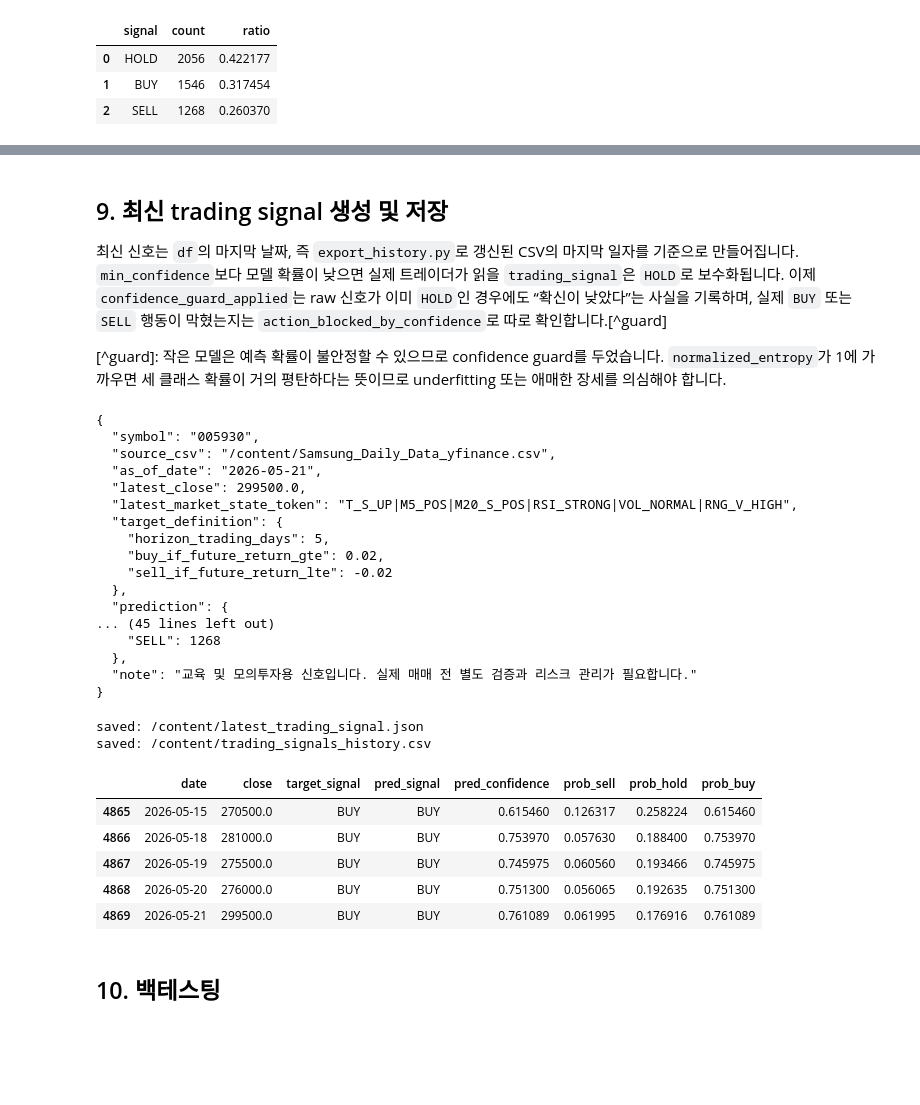
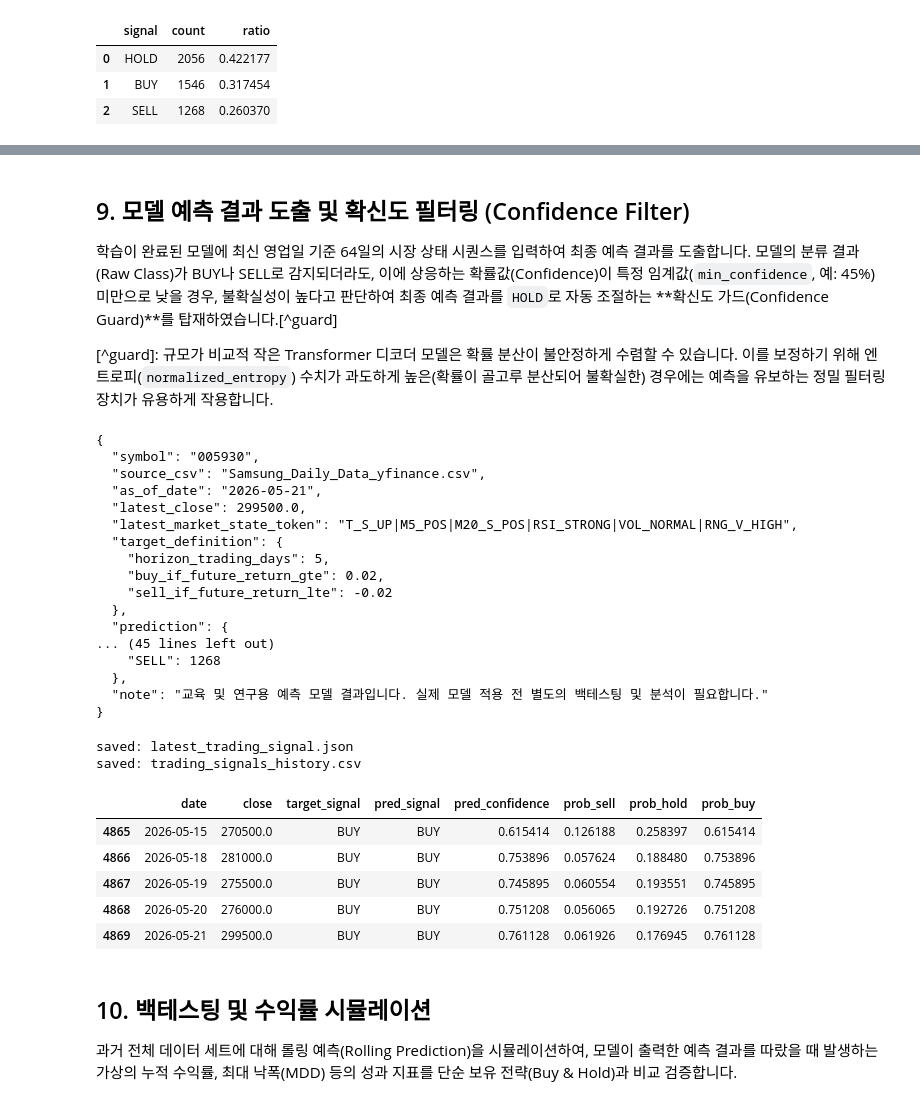
Before and after one commit to dulee0930/TinyGPT, a Jupyter notebook: tiny_GPT_trading_signal_real.ipynb, the cells around one changed output, grey strips where cells are left out. Cells and saved outputs as stored; diff of their text form; code cells hidden in the pictures; blank space fills up the shorter version.

```diff
--- a/tiny_GPT_trading_signal_real.ipynb
+++ b/tiny_GPT_trading_signal_real.ipynb
@@ -345,7 +340,7 @@ def make_market_state_tokens(df: pd.DataFrame) -> pd.Series:
 def load_and_build_features(csv_path: Path, cfg: TrainingConfig) -> pd.DataFrame:
     """CSV를 읽고 Tiny GPT 입력용 feature frame을 만듭니다.
 
-    실제 자동매매에서는 이 함수가 읽는 csv_path가 `export_history.py` 실행 후 최신화된 파일입니다.
+    실제 예측 파이프라인 구동 시에는 이 함수가 읽는 csv_path가 `export_history.py` 실행 후 최신화된 파일입니다.
     """
 
     required = ["stck_bsop_date", "stck_oprc", "stck_hgpr", "stck_lwpr", "stck_clpr", "acml_vol"]
@@ -500,7 +495,7 @@ def make_loaders(token_ids: np.ndarray, labels: np.ndarray, model_cfg: ModelConf
 # %%
 @torch.no_grad()
 def predict_one_context(model: nn.Module, context_ids: np.ndarray, device: str, min_confidence: float) -> Dict[str, object]:
-    """최신 block_size 구간으로부터 단일 trading signal을 생성합니다."""
+    """최신 block_size 구간으로부터 단일 시점의 예측 결과를 생성합니다."""
 
     model.eval()
     x = torch.tensor(context_ids[None, :], dtype=torch.long, device=device)
@@ -567,6 +562,6 @@ def predict_history(model: nn.Module, token_ids: np.ndarray, block_size: int, de
 # %%
 # 작업 경로에 따라 이 값을 조정하세요.
-CSV_PATH = Path("/content/Samsung_Daily_Data_yfinance.csv")
+CSV_PATH = Path("Samsung_Daily_Data_yfinance.csv")
 
 model_cfg = ModelConfig()
 train_cfg = TrainingConfig(epochs=20, min_epochs=8, early_stop_patience=6)  # 데모도 underfitting을 줄이기 위해 2 epoch보다 길게 실행합니다.
@@ -695,9 +690,9 @@ early stopping at epoch 10; best epoch=4, best balanced accuracy=0.3501
 # %% [markdown]
-## 9. 최신 trading signal 생성 및 저장
+## 9. 모델 예측 결과 도출 및 확신도 필터링 (Confidence Filter)
 
-최신 신호는 `df`의 마지막 날짜, 즉 `export_history.py`로 갱신된 CSV의 마지막 일자를 기준으로 만들어집니다. `min_confidence`보다 모델 확률이 낮으면 실제 트레이더가 읽을 `trading_signal`은 `HOLD`로 보수화됩니다. 이제 `confidence_guard_applied`는 raw 신호가 이미 `HOLD`인 경우에도 “확신이 낮았다”는 사실을 기록하며, 실제 `BUY` 또는 `SELL` 행동이 막혔는지는 `action_blocked_by_confidence`로 따로 확인합니다.[^guard]
+학습이 완료된 모델에 최신 영업일 기준 64일의 시장 상태 시퀀스를 입력하여 최종 예측 결과를 도출합니다. 모델의 분류 결과(Raw Class)가 BUY나 SELL로 감지되더라도, 이에 상응하는 확률값(Confidence)이 특정 임계값(`min_confidence`, 예: 45%) 미만으로 낮을 경우, 불확실성이 높다고 판단하여 최종 예측 결과를 `HOLD`로 자동 조절하는 **확신도 가드(Confidence Guard)**를 탑재하였습니다.[^guard]
 
-[^guard]: 작은 모델은 예측 확률이 불안정할 수 있으므로 confidence guard를 두었습니다. `normalized_entropy`가 1에 가까우면 세 클래스 확률이 거의 평탄하다는 뜻이므로 underfitting 또는 애매한 장세를 의심해야 합니다.
+[^guard]: 규모가 비교적 작은 Transformer 디코더 모델은 확률 분산이 불안정하게 수렴할 수 있습니다. 이를 보정하기 위해 엔트로피(`normalized_entropy`) 수치가 과도하게 높은(확률이 골고루 분산되어 불확실한) 경우에는 예측을 유보하는 정밀 필터링 장치가 유용하게 작용합니다.
 # %%
 latest_context = token_ids[-model_cfg.block_size :]
 latest_pred = predict_one_context(model, latest_context, device, min_confidence=train_cfg.min_confidence)
@@ -726,14 +721,14 @@ result = {
     },
     "vocab_size": len(vocab),
     "class_distribution": df["target_signal"].value_counts().to_dict(),
-    "note": "교육 및 모의투자용 신호입니다. 실제 매매 전 별도 검증과 리스크 관리가 필요합니다.",
+    "note": "교육 및 연구용 예측 모델 결과입니다. 실제 모델 적용 전 별도의 백테스팅 및 분석이 필요합니다.",
 }
 
 print(json.dumps(result, ensure_ascii=False, indent=2))
 # %% [output]
 {
   "symbol": "005930",
-  "source_csv": "/content/Samsung_Daily_Data_yfinance.csv",
+  "source_csv": "Samsung_Daily_Data_yfinance.csv",
   "as_of_date": "2026-05-21",
   "latest_close": 299500.0,
   "latest_market_state_token": "T_S_UP|M5_POS|M20_S_POS|RSI_STRONG|VOL_NORMAL|RNG_V_HIGH",
@@ -746,34 +741,36 @@ print(json.dumps(result, ensure_ascii=False, indent=2))
 ... (45 lines left out)
     "SELL": 1268
   },
-  "note": "교육 및 모의투자용 신호입니다. 실제 매매 전 별도 검증과 리스크 관리가 필요합니다."
+  "note": "교육 및 연구용 예측 모델 결과입니다. 실제 모델 적용 전 별도의 백테스팅 및 분석이 필요합니다."
 }
 # %%
-# 트레이더가 읽을 수 있도록 최신 JSON과 rolling history CSV를 저장합니다.
+# 최신 예측 결과 JSON과 rolling history CSV를 저장합니다.
 # Colab 환경에 맞춰 경로를 /content/ 로 변경합니다.
-OUTPUT_JSON = Path("/content/latest_trading_signal.json")
-OUTPUT_HISTORY = Path("/content/trading_signals_history.csv")
+OUTPUT_JSON = Path("latest_trading_signal.json")
+OUTPUT_HISTORY = Path("trading_signals_history.csv")
 
 pred_history = predict_history(model, token_ids, model_cfg.block_size, device)
 history_df = df.reset_index(names="row_index").merge(pred_history, on="row_index", how="left")
 
 OUTPUT_JSON.write_text(json.dumps(result, ensure_ascii=False, indent=2), encoding="utf-8")
 history_df.to_csv(OUTPUT_HISTORY, index=False, encoding="utf-8-sig")
 
 print("saved:", OUTPUT_JSON)
 print("saved:", OUTPUT_HISTORY)
 history_df[["date", "close", "target_signal", "pred_signal", "pred_confidence", "prob_sell", "prob_hold", "prob_buy"]].tail()
 # %% [output]
-saved: /content/latest_trading_signal.json
-saved: /content/trading_signals_history.csv
+saved: latest_trading_signal.json
+saved: trading_signals_history.csv
 |  | date | close | target_signal | pred_signal | pred_confidence | prob_sell | prob_hold | prob_buy |
-| 4865 | 2026-05-15 | 270500.0 | BUY | BUY | 0.615460 | 0.126317 | 0.258224 | 0.615460 |
-| 4866 | 2026-05-18 | 281000.0 | BUY | BUY | 0.753970 | 0.057630 | 0.188400 | 0.753970 |
-| 4867 | 2026-05-19 | 275500.0 | BUY | BUY | 0.745975 | 0.060560 | 0.193466 | 0.745975 |
-| 4868 | 2026-05-20 | 276000.0 | BUY | BUY | 0.751300 | 0.056065 | 0.192635 | 0.751300 |
-| 4869 | 2026-05-21 | 299500.0 | BUY | BUY | 0.761089 | 0.061995 | 0.176916 | 0.761089 |
+| 4865 | 2026-05-15 | 270500.0 | BUY | BUY | 0.615414 | 0.126188 | 0.258397 | 0.615414 |
+| 4866 | 2026-05-18 | 281000.0 | BUY | BUY | 0.753896 | 0.057624 | 0.188480 | 0.753896 |
+| 4867 | 2026-05-19 | 275500.0 | BUY | BUY | 0.745895 | 0.060554 | 0.193551 | 0.745895 |
+| 4868 | 2026-05-20 | 276000.0 | BUY | BUY | 0.751208 | 0.056065 | 0.192726 | 0.751208 |
+| 4869 | 2026-05-21 | 299500.0 | BUY | BUY | 0.761128 | 0.061926 | 0.176945 | 0.761128 |
 # %% [markdown]
-## 10. 백테스팅
+## 10. 백테스팅 및 수익률 시뮬레이션
+
+과거 전체 데이터 세트에 대해 롤링 예측(Rolling Prediction)을 시뮬레이션하여, 모델이 출력한 예측 결과를 따랐을 때 발생하는 가상의 누적 수익률, 최대 낙폭(MDD) 등의 성과 지표를 단순 보유 전략(Buy & Hold)과 비교 검증합니다.
 # %%
 import pandas as pd
 import numpy as np
```
Also changed, not shown: parts of 14 cells of this notebook, 8 other files.
